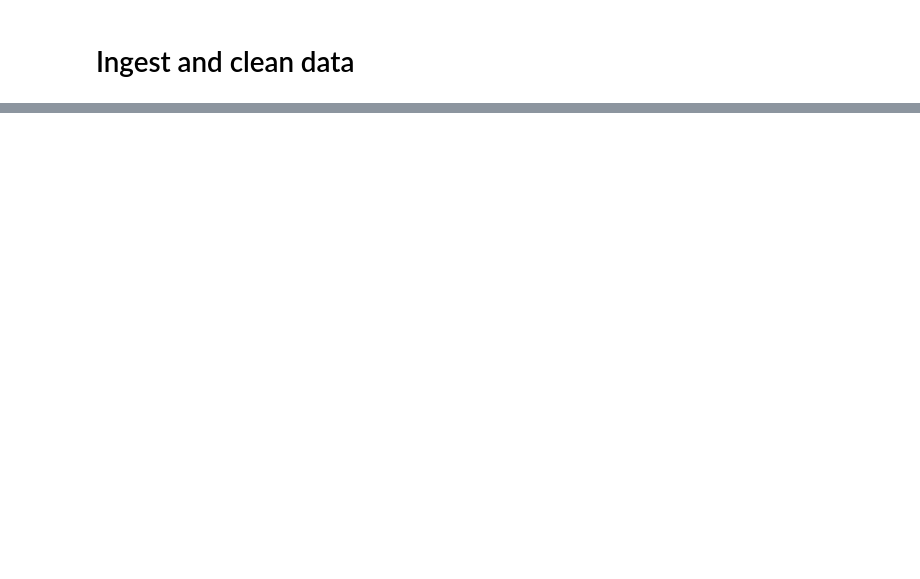
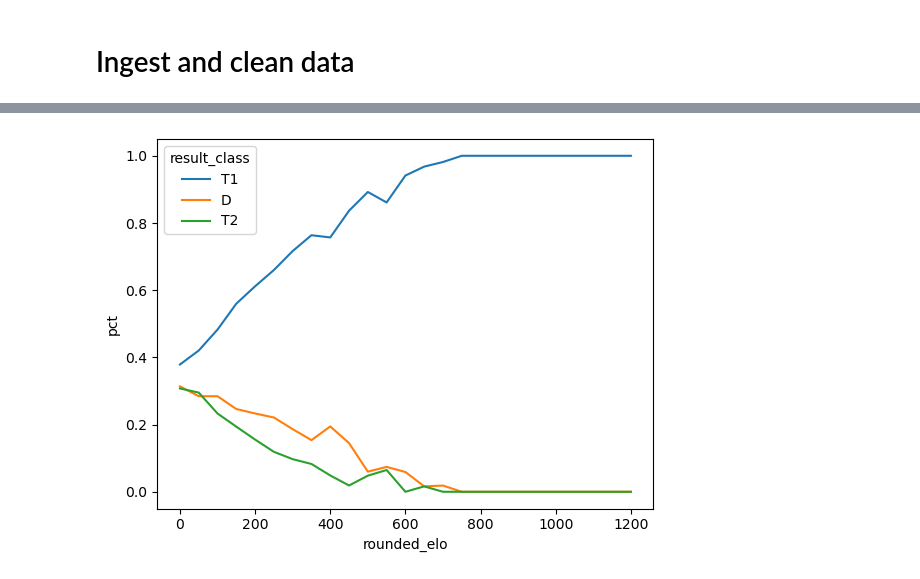
Before and after one commit to mateojuliani/soccer_forecasts, a Jupyter notebook: intl_soccer_workflow/02_create_model.ipynb, the cells around one changed output, grey strips where cells are left out. Drawn from its saved outputs; the diff is of its cells as text; code cells hidden in the pictures; blank space fills up the shorter version.

```diff
--- a/intl_soccer_workflow/02_create_model.ipynb
+++ b/intl_soccer_workflow/02_create_model.ipynb
@@ -37,0 +81,12 @@ df_clean
+# %%
+elo = []
+result = []
+for x in range(-1200, 1250, 50):
+    for y in ["T1", "D", "T2"]:
+        elo.append(x)
+        result.append(y)
+
+df_base = pd.DataFrame()
+df_base["rounded_elo"] = elo
+df_base["result_class"] = result
+df_base
@@ -37,0 +107,18 @@ df_clean
+# %%
+df_joined_fin["rounded_elo"] = df_joined_fin["elo_diff"].apply(apply_elo_50_rounding)
+df_joined_fin["count"] = 1
+
+counts_by_elo = df_joined_fin.groupby(by = ["rounded_elo"])["count"].sum().reset_index()
+counts_by_elo.columns = ["rounded_elo", "total_c"]
+results_elo = df_joined_fin.groupby(by = ["rounded_elo", "result_class"])["count"].sum().reset_index()
+
+joined = df_base.merge(results_elo, on = ["rounded_elo", "result_class"], how = "left").merge(counts_by_elo, on = ["rounded_elo"], how = "left").fillna(0)
+joined["pct"] = joined["count"] / joined["total_c"]
+joined["result_class"] = pd.Categorical(joined["result_class"], categories = ["T1", "D", "T2"], ordered = True)
+# %%
+sns.lineplot(data = joined[joined["rounded_elo"] >= 0]
+             , x = "rounded_elo", y = "pct", hue = "result_class")
+#sns.lineplot(data = joined, x = "rounded_elo", y = "pct", hue = "result")
+plt.show()
+# %% [output]
+[figure, added]
```
Also changed, not shown: parts of 6 cells of this notebook, 1 other file.
